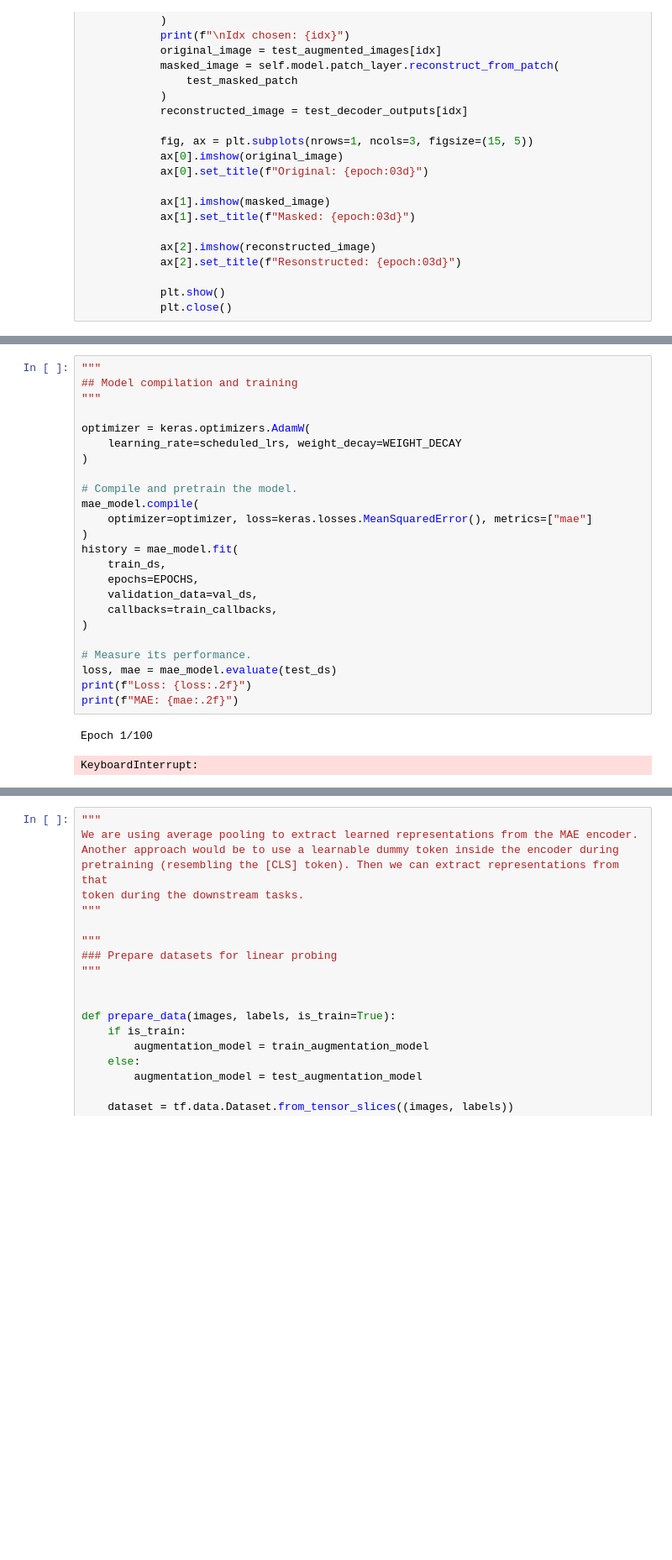
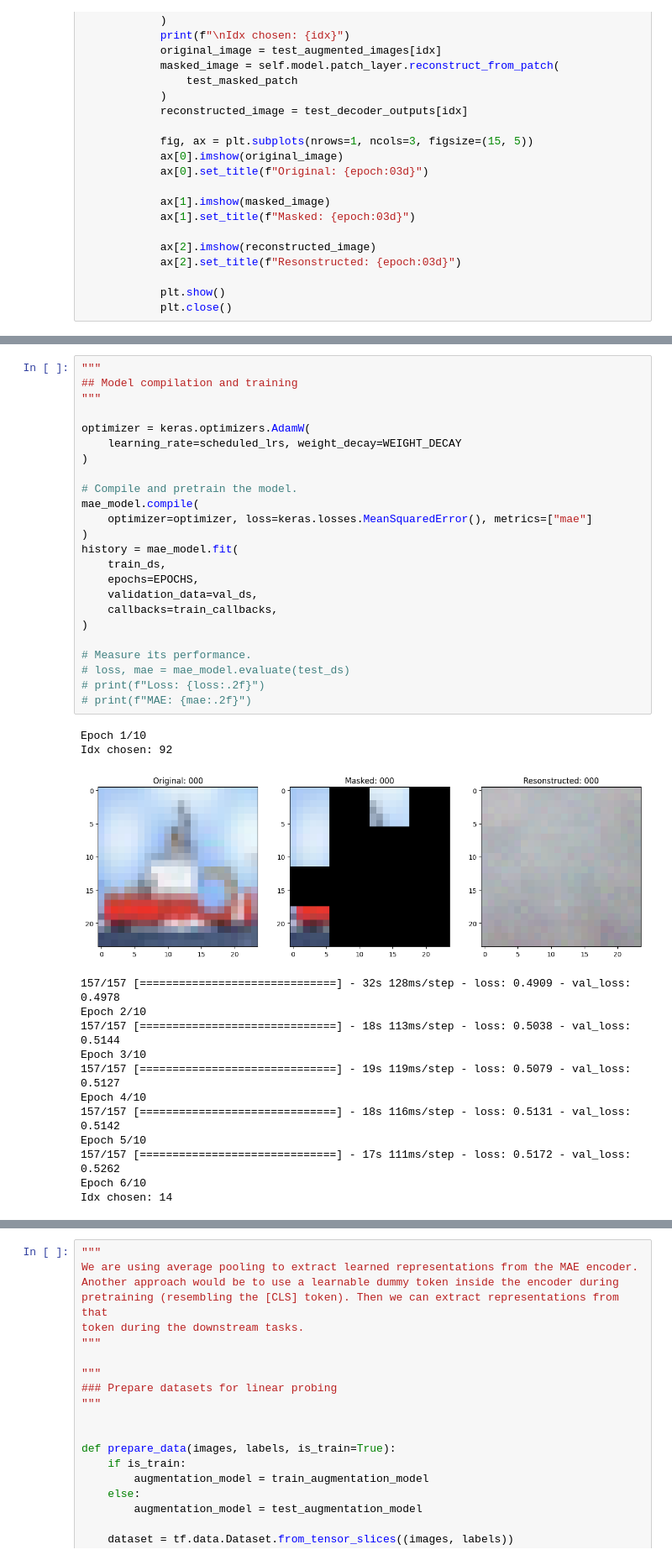
Before and after one commit to Bumi303/ViTMAE-CIRAF-10, a Jupyter notebook: final.ipynb, the cells around one changed output, grey strips where cells are left out. Shown: that part at 84% size. Cells and saved outputs as stored; diff of their text form; blank space fills up the shorter version.

```diff
--- a/final.ipynb
+++ b/final.ipynb
@@ -779,27 +776,39 @@ train_callbacks = [TrainMonitor(epoch_interval=5)]
 # %%
 """
 ## Model compilation and training
 """
 
 optimizer = keras.optimizers.AdamW(
     learning_rate=scheduled_lrs, weight_decay=WEIGHT_DECAY
 )
 
 # Compile and pretrain the model.
 mae_model.compile(
     optimizer=optimizer, loss=keras.losses.MeanSquaredError(), metrics=["mae"]
 )
 history = mae_model.fit(
     train_ds,
     epochs=EPOCHS,
     validation_data=val_ds,
     callbacks=train_callbacks,
 )
 
 # Measure its performance.
-loss, mae = mae_model.evaluate(test_ds)
-print(f"Loss: {loss:.2f}")
-print(f"MAE: {mae:.2f}")
+# loss, mae = mae_model.evaluate(test_ds)
+# print(f"Loss: {loss:.2f}")
+# print(f"MAE: {mae:.2f}")
 # %% [output]
-Epoch 1/100
+Epoch 1/10
+Idx chosen: 92
+[figure, added]
-KeyboardInterrupt:
+157/157 [==============================] - 32s 128ms/step - loss: 0.4909 - val_loss: 0.4978
+Epoch 2/10
+157/157 [==============================] - 18s 113ms/step - loss: 0.5038 - val_loss: 0.5144
+Epoch 3/10
+157/157 [==============================] - 19s 119ms/step - loss: 0.5079 - val_loss: 0.5127
+Epoch 4/10
+157/157 [==============================] - 18s 116ms/step - loss: 0.5131 - val_loss: 0.5142
+Epoch 5/10
+157/157 [==============================] - 17s 111ms/step - loss: 0.5172 - val_loss: 0.5262
+Epoch 6/10
+Idx chosen: 14
```
Also changed, not shown: parts of 8 cells of this notebook.
